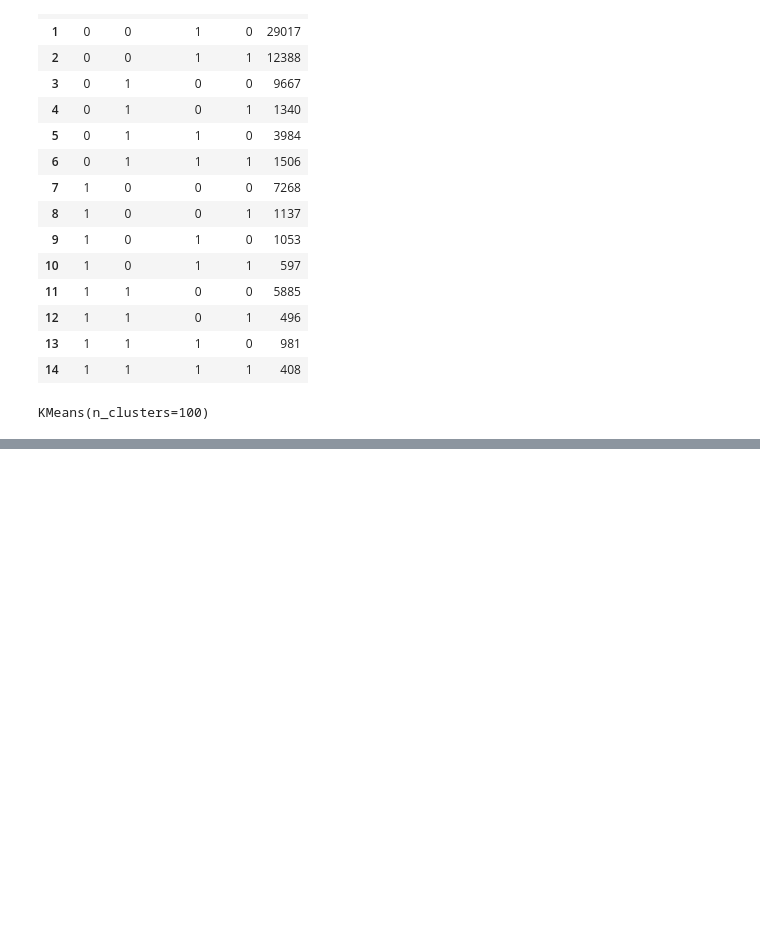
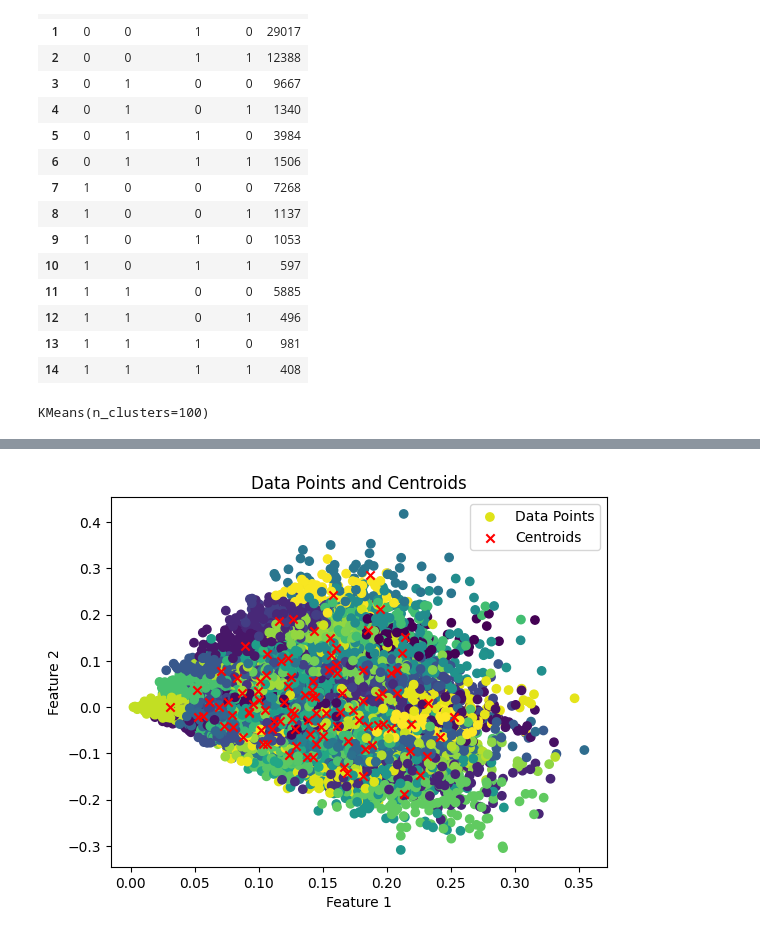
Before and after one commit to kostasrazgkelis/DataMine, a Jupyter notebook: variation_b.ipynb, the cells around one changed output, grey strips where cells are left out. Saved outputs shown, nothing was run; the diff lists cells and outputs as text; code cells hidden in the pictures; blank space fills up the shorter version.

```diff
--- a/variation_b.ipynb
+++ b/variation_b.ipynb
@@ -156,18 +155,17 @@ y_pred_cluster = kmeans.predict(X_test_pca)
 y_pred = [assigned_labels[x] for x in y_pred_cluster]
 # %%
 # Plot the data points and centroids
-plt.scatter(X_test[:, 0], X_test[:, 1], c=y_pred)
+plt.scatter(X_test_pca[:, 0], X_test_pca[:, 1], c=y_pred_cluster)
 plt.scatter(centroids[:, 0], centroids[:, 1], marker='x', c='red')
 plt.xlabel('Feature 1')
 plt.ylabel('Feature 2')
 plt.title('Data Points and Centroids')
 plt.legend(['Data Points', 'Centroids'])
 
 # Show the plot
 plt.show()
-
-custom_f1 = custom_f1_score(y_pred, y_test)
-print(f"The F1-score of our problem is {custom_f1}")
+# %% [output]
+[figure, added]
 # %%
 custom_f1 = custom_f1_score(y_pred, y_test)
 print(f"The F1-score of our problem is {custom_f1}")
```
Also changed, not shown: parts of 4 cells of this notebook.
